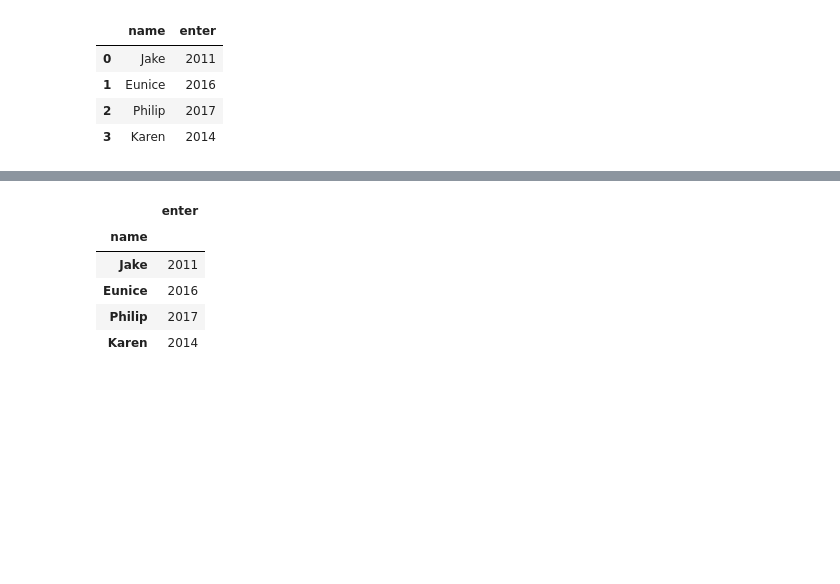
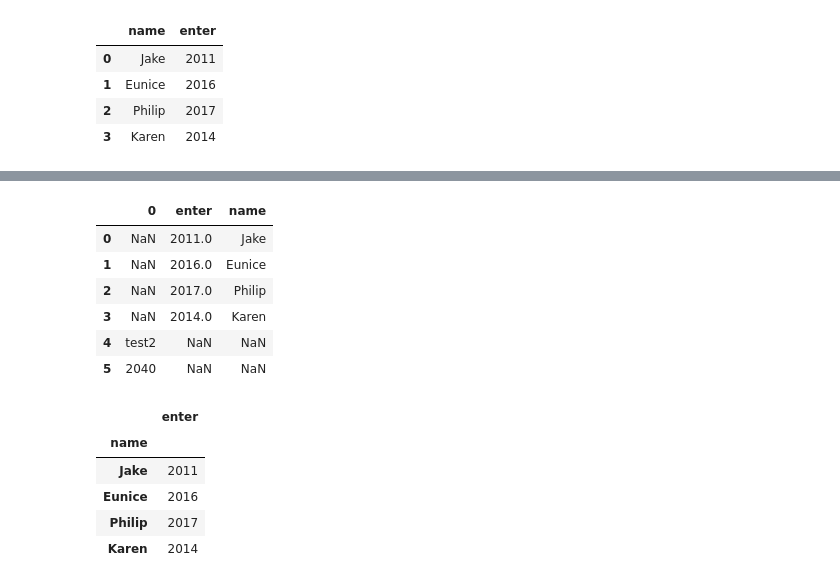
Before and after one commit to johanjun/fc_mobis_4th, a Jupyter notebook: numpy & pandas.ipynb, the cells around one changed output, grey strips where cells are left out. Saved outputs shown, nothing was run; the diff lists cells and outputs as text; code cells hidden in the pictures; blank space fills up the shorter version.

```diff
--- a/numpy & pandas.ipynb
+++ b/numpy & pandas.ipynb
@@ -269,0 +279,2 @@ default_df
+# %%
+default_df.append({'name' : 'test1', 'enter' : 2030}, ignore_index=True)
@@ -270,3 +288,13 @@ default_df
+# %%
+default_df.append(['test2', 2040], )
+# %% [output]
+|  | 0 | enter | name |
+| 0 | NaN | 2011.0 | Jake |
+| 1 | NaN | 2016.0 | Eunice |
+| 2 | NaN | 2017.0 | Philip |
+| 3 | NaN | 2014.0 | Karen |
+| 4 | test2 | NaN | NaN |
+| 5 | 2040 | NaN | NaN |
 # %%
 default_df.set_index('name')
 # %% [output]
```
Also changed, not shown: parts of 3 cells of this notebook, 8 other files.
